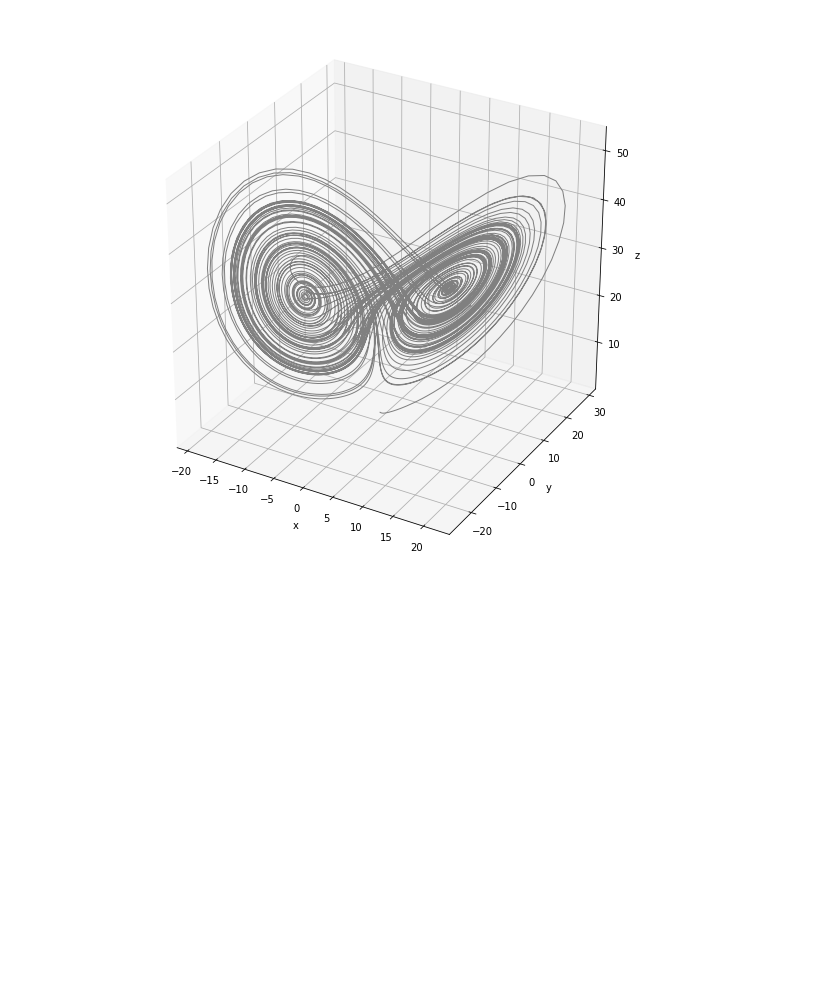
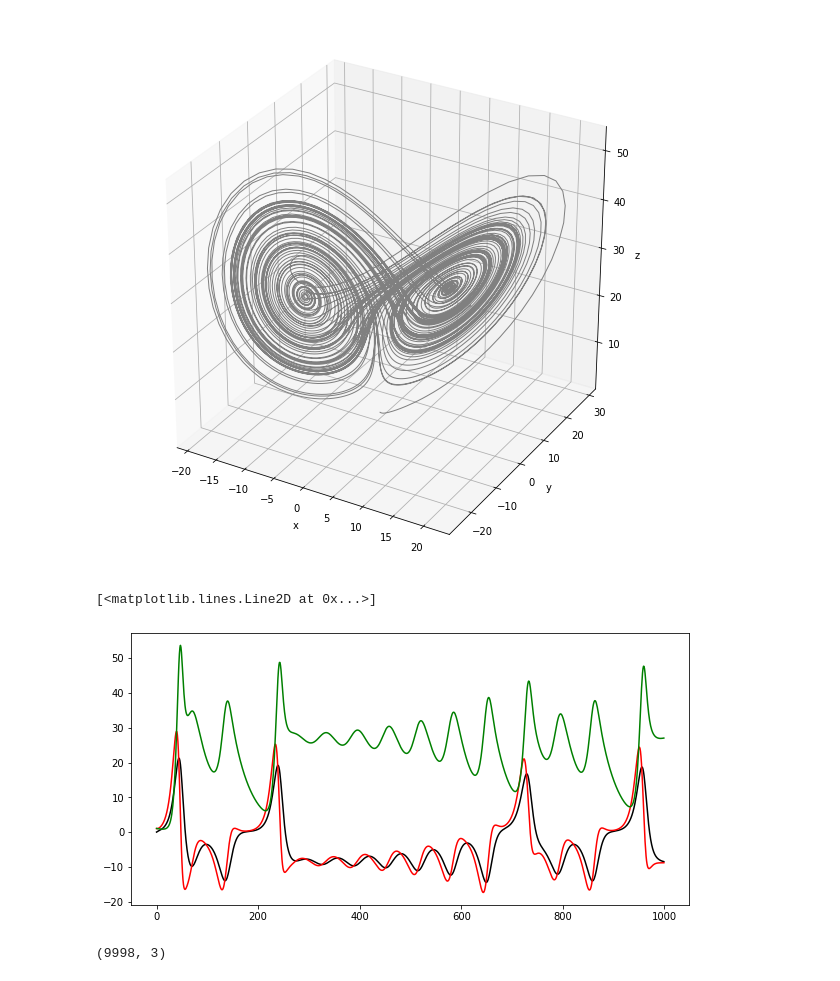
Before and after one commit to dafishcode/empirical_dynamic_modelling, a Jupyter notebook: CCM_run.ipynb, the cells around one changed output. Cells and saved outputs as stored; diff of their text form; code cells hidden in the pictures; blank space fills up the shorter version.

```diff
--- a/CCM_run.ipynb
+++ b/CCM_run.ipynb
@@ -66,3 +64,11 @@ ax.set_zlabel("z")
 plt.show()
 # %% [output]
 [figure]
+# %%
+fig = plt.figure(figsize = (10,5))
+plt.plot(xs[:1000], c = 'k')
+plt.plot(ys[:1000], c = 'red')
+plt.plot(zs[:1000], c = 'green')
+# %% [output]
+[<matplotlib.lines.Line2D at 0x...>]
+[figure, added]
@@ -68,0 +79,4 @@ plt.show()
+# %%
+embed.shape
+# %% [output]
+(9998, 3)
```
Also changed, not shown: parts of 4 cells of this notebook, 5 other files.
